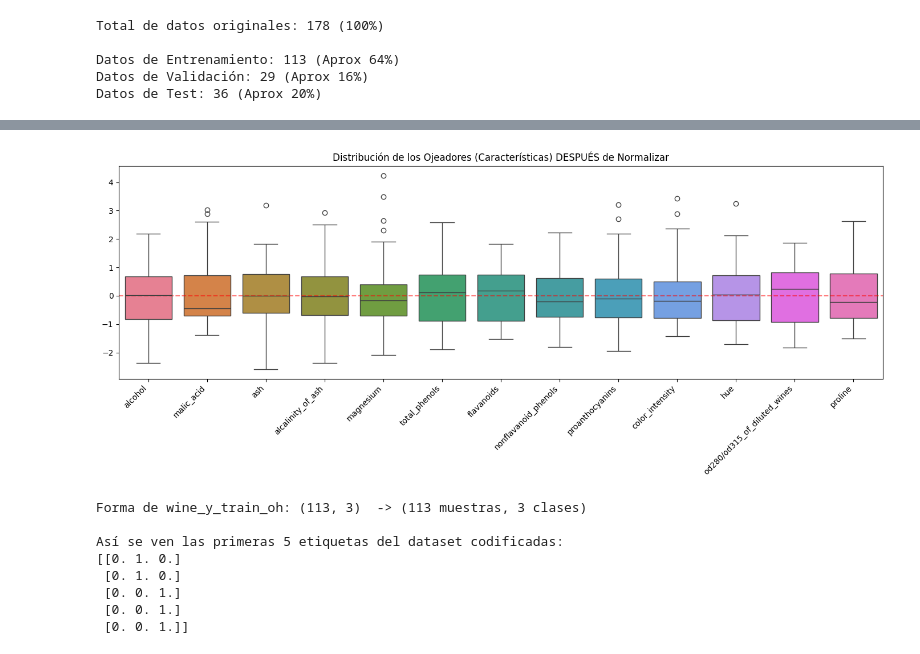
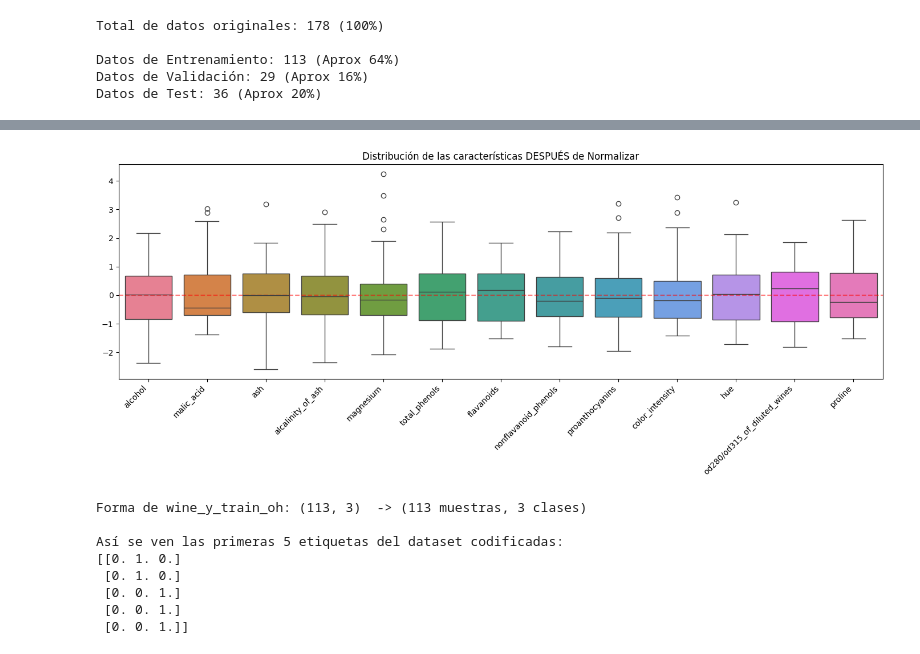
Before and after one commit to SrAlcantara/uoc-2526-ac, a Jupyter notebook: PAC2_2025_2_enunciado_ESP.ipynb, the cells around one changed output, grey strips where cells are left out. Saved outputs shown, nothing was run; the diff lists cells and outputs as text; code cells hidden in the pictures.

```diff
--- a/PAC2_2025_2_enunciado_ESP.ipynb
+++ b/PAC2_2025_2_enunciado_ESP.ipynb
@@ -1018,10 +1016,10 @@ Name: count, dtype: int64
 from sklearn.model_selection import train_test_split
 
 # 1. Primera división: separamos el 20% para Test y guardamos el 80% en 'temp'
-X_temp, wine_X_test, y_temp, wine_y_test = train_test_split(wine_X, wine_y, test_size=0.2, random_state=0)
+wine_X_temp, wine_X_test, wine_y_temp, wine_y_test = train_test_split(wine_X, wine_y, test_size=0.2, random_state=0)
 
 # 2. Segunda división: del 80% temporal, sacamos un 20% para Validación (que será el 16% del total)
-wine_X_train, wine_X_val, wine_y_train, wine_y_val = train_test_split(X_temp, y_temp, test_size=0.2, random_state=0)
+wine_X_train, wine_X_val, wine_y_train, wine_y_val = train_test_split(wine_X_temp, wine_y_temp, test_size=0.2, random_state=0)
 
 # 3. Comprobación de que el Míster tiene las plantillas correctas:
 print(f"Total de datos originales: {len(wine_X)} (100%)\n")
@@ -1042,16 +1040,16 @@ import numpy as np
 import pandas as pd
 
 # Paso 1. Calcular la media y la desviación estandar sólo de los datos de entrenamiento
-mu = np.mean(wine_X_train, axis=0)
-sigma = np.std(wine_X_train, axis=0)
+wine_mu = np.mean(wine_X_train, axis=0)
+wine_sigma = np.std(wine_X_train, axis=0)
 
 # Paso 2. Normalizar los conjuntos de datos
-wine_X_train_n = (wine_X_train - mu) / sigma
-wine_X_val_n = (wine_X_val - mu) / sigma
-wine_X_test_n = (wine_X_test - mu) / sigma
+wine_X_train_n = (wine_X_train - wine_mu) / wine_sigma
+wine_X_val_n = (wine_X_val - wine_mu) / wine_sigma
+wine_X_test_n = (wine_X_test - wine_mu) / wine_sigma
 
-print(f"Media por característica (mu) :\n\n{mu}\n\n\n")
-print(f"Desv. estándar (sigma) :\n\n{sigma} de cada columna")
+print(f"Media por característica (mu) :\n\n{wine_mu}\n\n\n")
+print(f"Desv. estándar (sigma) :\n\n{wine_sigma} de cada columna")
 
 
 # Teste todo OK
@@ -1064,12 +1062,6 @@ print(f"Desv. estándar (sigma) :\n\n{sigma} de cada columna")
 
 # print("\nDesviación estándar de los datos normalizados:")
 # print(np.round(desviacion_nueva, 2))
-
-# # Convertimos la matriz matemática de vuelta a una tabla de Pandas
-# df_wine_normalizado = pd.DataFrame(wine_X_train_n, columns=wine_X.columns)
-
-# # Mostramos las 5 primeras filas
-# df_wine_normalizado.head()
 # %% [output]
 Media por característica (mu) :
 
@@ -1097,27 +1083,33 @@ dtype: float64 de cada columna
 # %%
 # Validación visual de la normalización.
 
 import matplotlib.pyplot as plt
 import seaborn as sns
 
 # Hacemos el gráfico un poco más grande para que quepan los 13 nombres
 plt.figure(figsize=(14, 6))
 
+# # Convertimos la matriz matemática de vuelta a una tabla de Pandas
+wine_df_normalizado = pd.DataFrame(wine_X_train_n, columns=wine_X.columns)
+
+# # Mostramos las 5 primeras filas
+# wine_df_normalizado.head()
+
 # Dibujamos las "cajas" con nuestros datos normalizados
-sns.boxplot(data=df_wine_normalizado)
+sns.boxplot(data=wine_df_normalizado)
 
 # Giramos los nombres de las columnas para poder leerlos bien
 plt.xticks(rotation=45, ha='right')
 
 # Le ponemos un título
-plt.title("Distribución de los Ojeadores (Características) DESPUÉS de Normalizar")
+plt.title("Distribución de las características DESPUÉS de Normalizar")
 plt.axhline(0, color='red', linestyle='--', alpha=0.5) # Línea roja en el 0 (la nueva media)
 
 # Mostramos el gráfico
 plt.tight_layout()
 plt.show()
 # %% [output]
-[figure, old version]
+[figure, new version]
 # %%
 # PASO 4
 # Codificación one-hot
```
Also changed, not shown: parts of 12 cells of this notebook.
